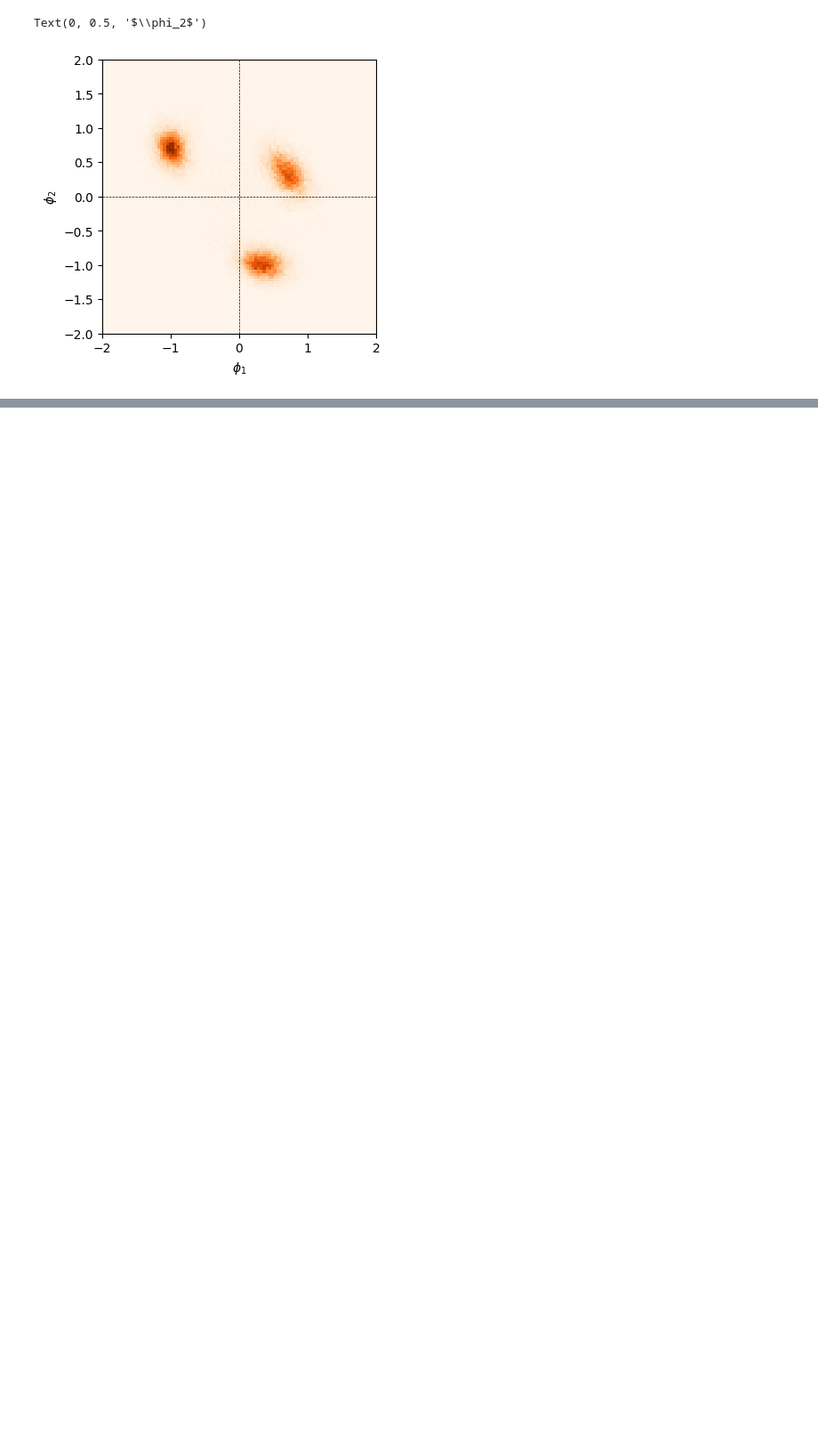
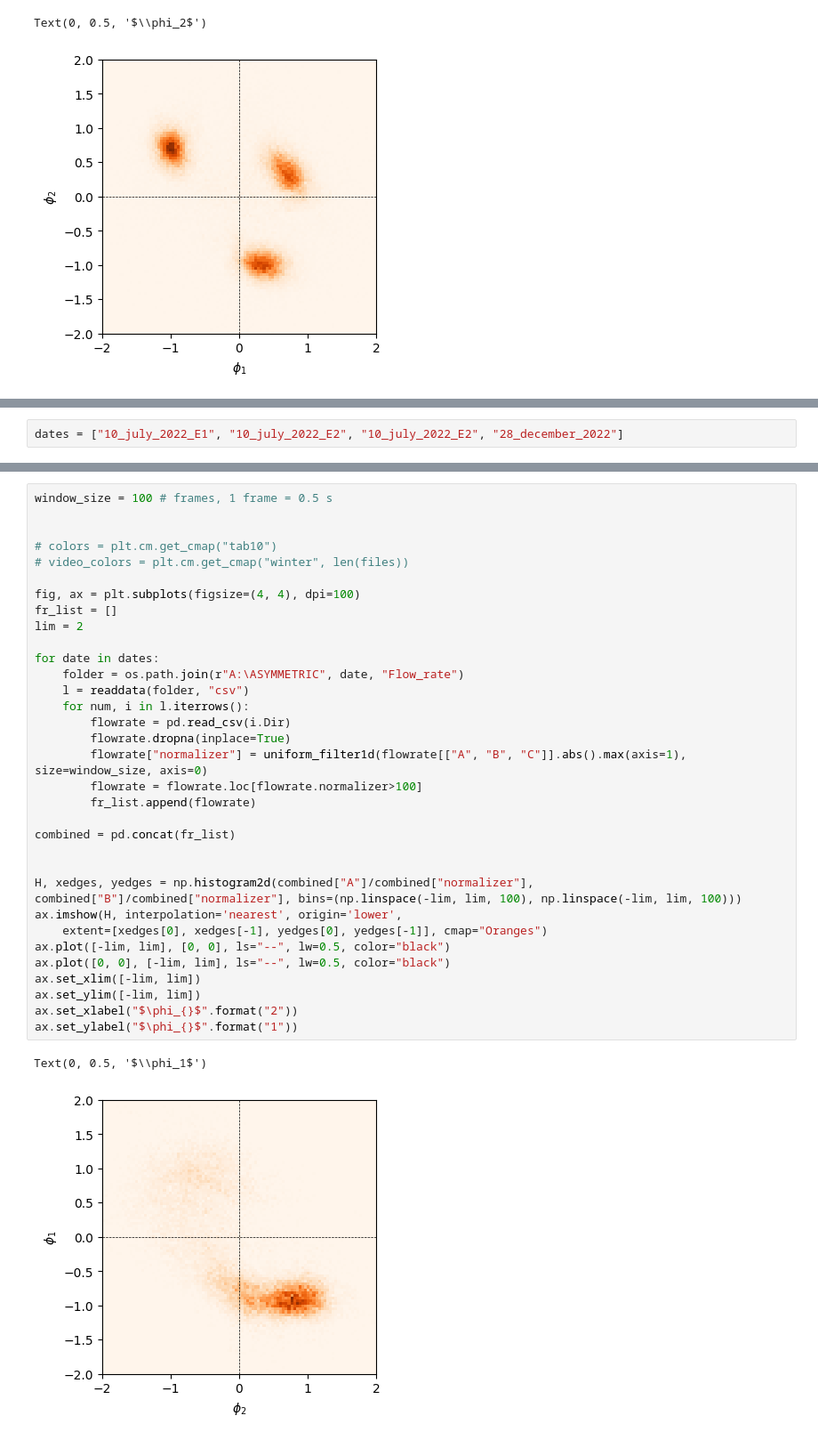
Before and after one commit to ZLoverty/AN, a Jupyter notebook: Code/data-summary.ipynb, the cells around one changed output, grey strips where cells are left out. Shown at 89% size. Saved outputs shown, nothing was run; the diff lists cells and outputs as text; blank space fills up the shorter version.

```diff
--- a/Code/data-summary.ipynb
+++ b/Code/data-summary.ipynb
@@ -450,0 +303,2 @@ Text(0, 0.5, '$\\phi_2$')
+# %%
+dates = ["10_july_2022_E1", "10_july_2022_E2", "10_july_2022_E2", "28_december_2022"]
@@ -450,0 +412,36 @@ Text(0, 0.5, '$\\phi_2$')
+# %%
+window_size = 100 # frames, 1 frame = 0.5 s
+
+
+# colors = plt.cm.get_cmap("tab10")
+# video_colors = plt.cm.get_cmap("winter", len(files))
+
+fig, ax = plt.subplots(figsize=(4, 4), dpi=100)
+fr_list = []
+lim = 2
+
+for date in dates:
+    folder = os.path.join(r"A:\ASYMMETRIC", date, "Flow_rate")
+    l = readdata(folder, "csv")
+    for num, i in l.iterrows():
+        flowrate = pd.read_csv(i.Dir)
+        flowrate.dropna(inplace=True)
+        flowrate["normalizer"] = uniform_filter1d(flowrate[["A", "B", "C"]].abs().max(axis=1), size=window_size, axis=0)
+        flowrate = flowrate.loc[flowrate.normalizer>100]
+        fr_list.append(flowrate)
+
+combined = pd.concat(fr_list)
+
+
+H, xedges, yedges = np.histogram2d(combined["A"]/combined["normalizer"], combined["B"]/combined["normalizer"], bins=(np.linspace(-lim, lim, 100), np.linspace(-lim, lim, 100)))
+ax.imshow(H, interpolation='nearest', origin='lower',
+    extent=[xedges[0], xedges[-1], yedges[0], yedges[-1]], cmap="Oranges")
+ax.plot([-lim, lim], [0, 0], ls="--", lw=0.5, color="black")
+ax.plot([0, 0], [-lim, lim], ls="--", lw=0.5, color="black")
+ax.set_xlim([-lim, lim])
+ax.set_ylim([-lim, lim])
+ax.set_xlabel("$\phi_{}$".format("2"))
+ax.set_ylabel("$\phi_{}$".format("1"))
+# %% [output]
+Text(0, 0.5, '$\\phi_1$')
+[figure, added]
```
Also changed, not shown: parts of 53 cells of this notebook, 1 other file.
